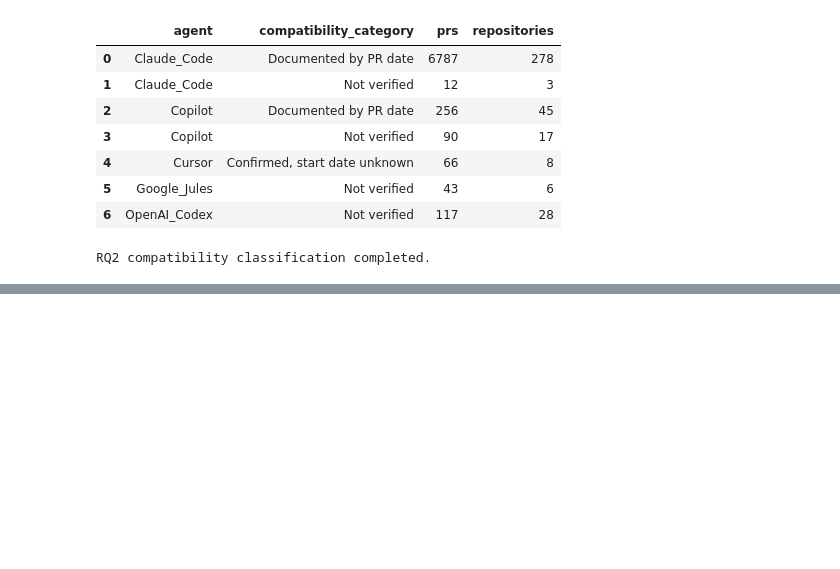
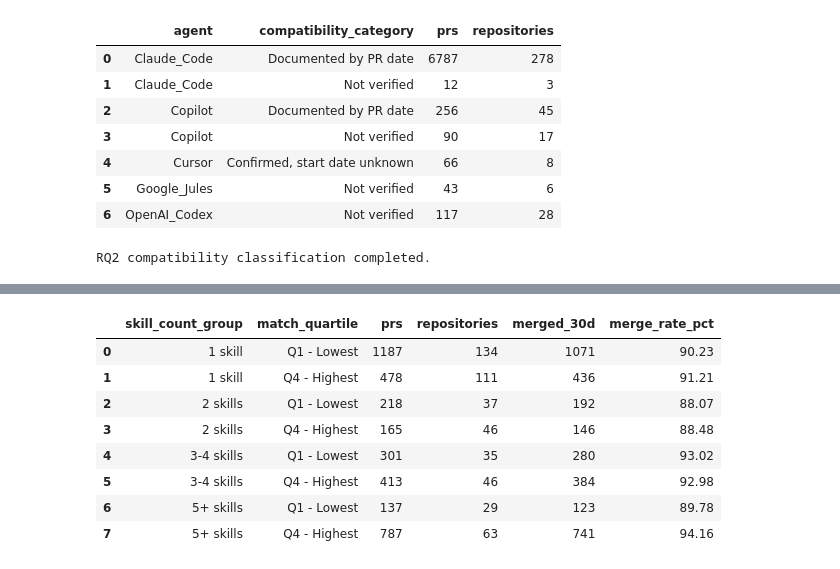
Before and after one commit to ribarb65/agent-skills-pr-acceptance, a Jupyter notebook: notebooks/02_rq2_analysis.ipynb, the cells around one changed output, grey strips where cells are left out. Saved outputs shown, nothing was run; the diff lists cells and outputs as text; code cells hidden in the pictures; blank space fills up the shorter version.

```diff
--- a/notebooks/02_rq2_analysis.ipynb
+++ b/notebooks/02_rq2_analysis.ipynb
@@ -525,0 +2552,77 @@ RQ2 compatibility classification completed.
+# %%
+
+skill_column = next(
+    (
+        column for column in [
+            "available_skills_checked",
+            "available_skills",
+            "n_available_skills"
+        ]
+        if column in extreme_prs.columns
+    ),
+    None
+)
+
+if skill_column is None:
+    raise ValueError(
+        f"Available skill count column not found: {extreme_prs.columns.tolist()}"
+    )
+
+skill_analysis = extreme_prs.copy()
+
+skill_analysis["skill_count_group"] = pd.cut(
+    pd.to_numeric(skill_analysis[skill_column], errors="coerce"),
+    bins=[0, 1, 2, 4, np.inf],
+    labels=["1 skill", "2 skills", "3-4 skills", "5+ skills"],
+    include_lowest=True
+)
+
+skill_count_results = (
+    skill_analysis.groupby(
+        ["skill_count_group", "match_quartile"],
+        observed=True
+    )
+    .agg(
+        prs=("pr_id", "nunique"),
+        repositories=("repo", "nunique"),
+        merged_30d=("merged_30d", "sum")
+    )
+    .reset_index()
+)
+
+skill_count_results["merge_rate_pct"] = (
+    100
+    * skill_count_results["merged_30d"]
+    / skill_count_results["prs"]
+)
+
+print("Acceptance rates by number of available skills:")
+display(skill_count_results.round(2))
+
+rate_comparison = skill_count_results.pivot(
+    index="skill_count_group",
+    columns="match_quartile",
+    values="merge_rate_pct"
+)
+
+count_comparison = skill_count_results.pivot(
+    index="skill_count_group",
+    columns="match_quartile",
+    values="prs"
+)
+
+rate_comparison["difference_pp"] = (
+    rate_comparison["Q4 - Highest"]
+    - rate_comparison["Q1 - Lowest"]
+)
+
+rate_comparison["both_groups_at_least_30_prs"] = (
+    (count_comparison["Q1 - Lowest"] >= 30)
+    & (count_comparison["Q4 - Highest"] >= 30)
+)
+
+print("\nWithin-skill-count comparisons:")
+display(rate_comparison.round(2))
+
+print("\nAvailable skill count assessment completed.")
+# %% [output]
@@ -525,0 +2630,9 @@ RQ2 compatibility classification completed.
+|  | skill_count_group | match_quartile | prs | repositories | merged_30d | merge_rate_pct |
+| 0 | 1 skill | Q1 - Lowest | 1187 | 134 | 1071 | 90.23 |
+| 1 | 1 skill | Q4 - Highest | 478 | 111 | 436 | 91.21 |
+| 2 | 2 skills | Q1 - Lowest | 218 | 37 | 192 | 88.07 |
+| 3 | 2 skills | Q4 - Highest | 165 | 46 | 146 | 88.48 |
+| 4 | 3-4 skills | Q1 - Lowest | 301 | 35 | 280 | 93.02 |
+| 5 | 3-4 skills | Q4 - Highest | 413 | 46 | 384 | 92.98 |
+| 6 | 5+ skills | Q1 - Lowest | 137 | 29 | 123 | 89.78 |
+| 7 | 5+ skills | Q4 - Highest | 787 | 63 | 741 | 94.16 |
```
Also changed, not shown: parts of 40 cells of this notebook.
